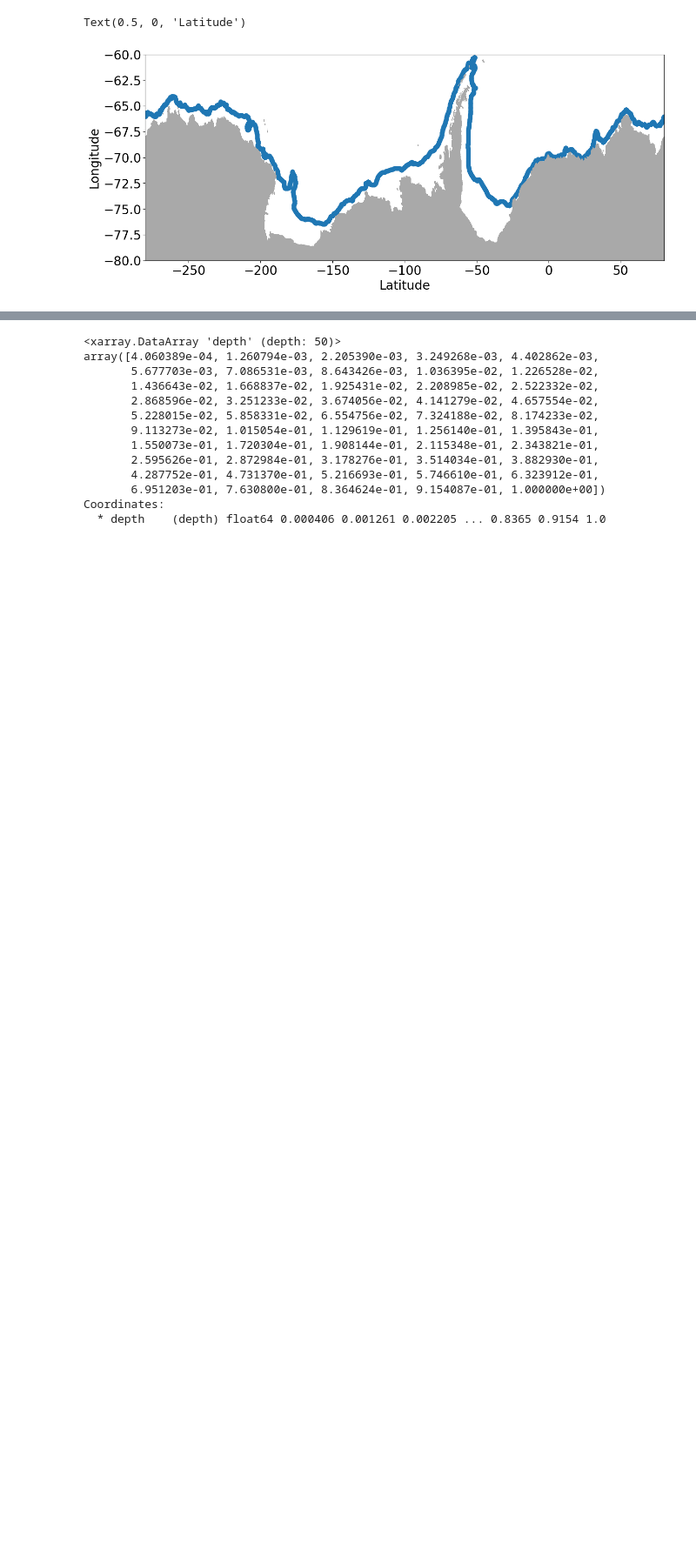
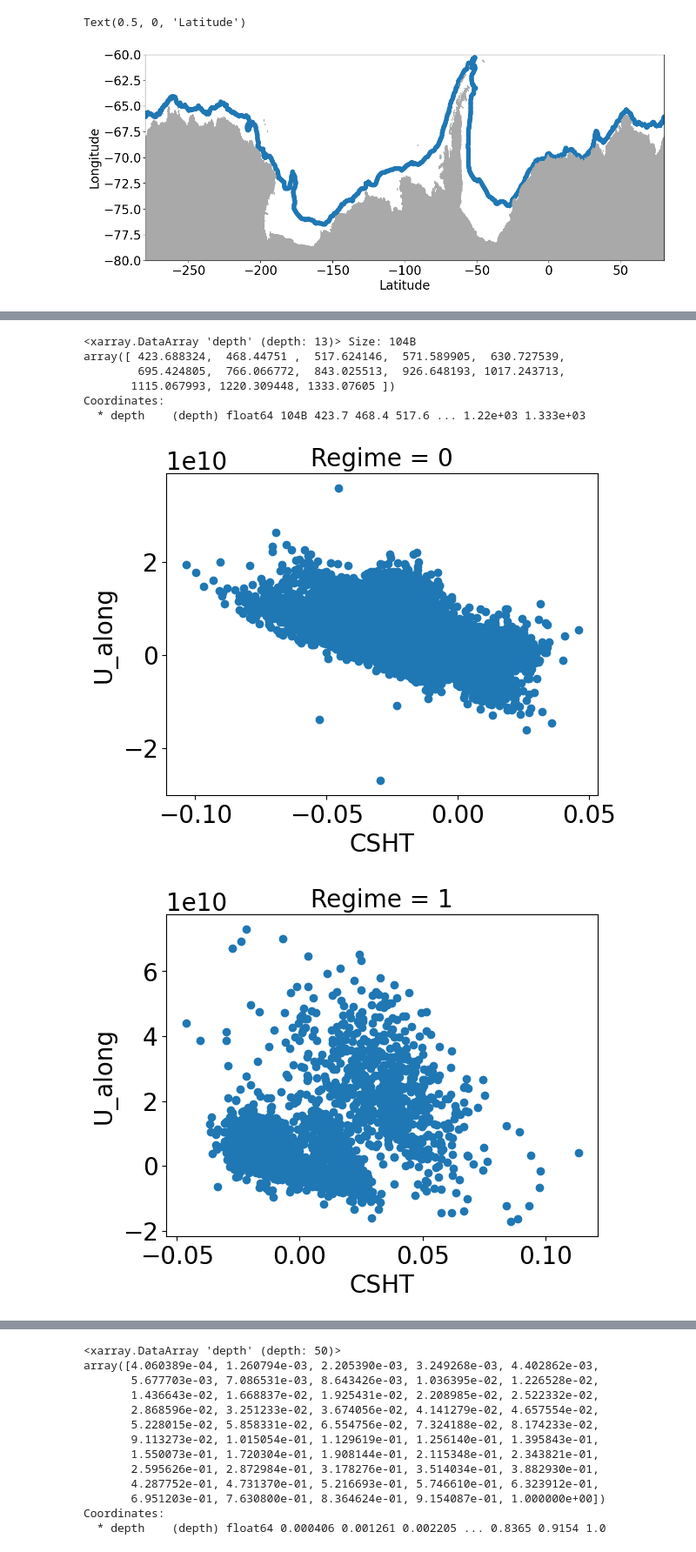
Before and after one commit to willaguiar/ASC_and_heat_transport, a Jupyter notebook: Jupyter/Fig2_Depthcomparison.ipynb, the cells around one changed output, grey strips where cells are left out. Shown at 87% size. Drawn from its saved outputs; the diff is of its cells as text; code cells hidden in the pictures; blank space fills up the shorter version.

```diff
--- a/Jupyter/Fig2_Depthcomparison.ipynb
+++ b/Jupyter/Fig2_Depthcomparison.ipynb
@@ -344,0 +597,33 @@ Coordinates:
+# %%
+CSHT_layerwise_binned.depth.isel(depth=slice(37,50))
+# %% [output]
+<xarray.DataArray 'depth' (depth: 13)> Size: 104B
+array([ 423.688324,  468.44751 ,  517.624146,  571.589905,  630.727539,
+        695.424805,  766.066772,  843.025513,  926.648193, 1017.243713,
+       1115.067993, 1220.309448, 1333.07605 ])
+Coordinates:
+  * depth    (depth) float64 104B 423.7 468.4 517.6 ... 1.22e+03 1.333e+03
+# %%
+CSHT_sliced = CSHT_layerwise_binned.isel(depth=slice(37,50)).mean('depth').stack(z=['lon_bins','time'])
+#CSHT_sliced = CSHT_layerwise_binned.isel(depth=slice(37,50)).stack(z=['depth','lon_bins','time'])
+
+
+# scatter over lon bins and time, dpeth averaged over selected range
+U_along_sliced = u_along_layerwise_binned.isel(depth=slice(37,50)).mean('depth').stack(z=['lon_bins','time'])
+#U_along_sliced_depthav = u_along_layerwise_binned.weighted(u_along_layerwise_binned.depth).mean('depth').stack(z=['lon_bins','time'])
+#U_along_sliced = u_along_layerwise_binned.isel(depth=slice(37,50)).stack(z=['depth','lon_bins','time'])
+
+### for depth av
+U_along_sliced_depthav = U_along_depthav.stack(z=['lon_bins','time'])
+
+## This is only for monthly data - not the climatology, daily, annual!
+for i in range(U_along_sliced.regimes.size):
+    plt.scatter(U_along_sliced.isel(regimes=i),\
+                CSHT_sliced.isel(regimes=i))
+    plt.title('Regime = '+str(i))
+    plt.xlabel('CSHT')
+    plt.ylabel('U_along')
+    plt.show()
+# %% [output]
+[figure, added]
+[figure, added]
```
Also changed, not shown: parts of 67 cells of this notebook.
